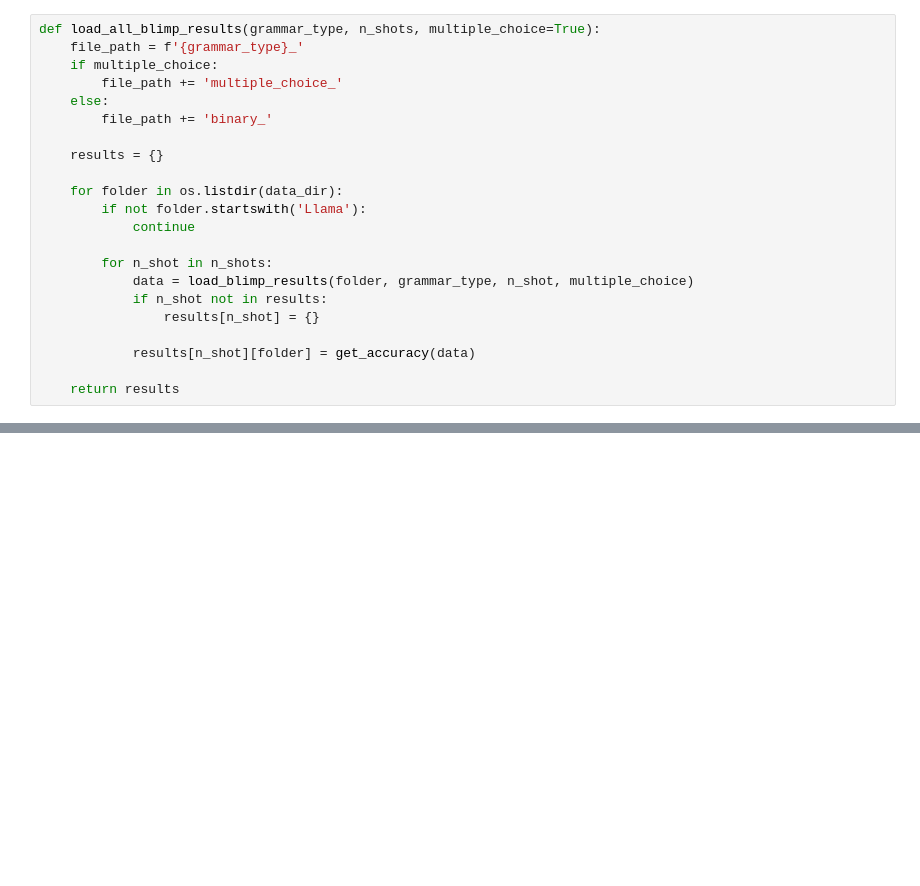
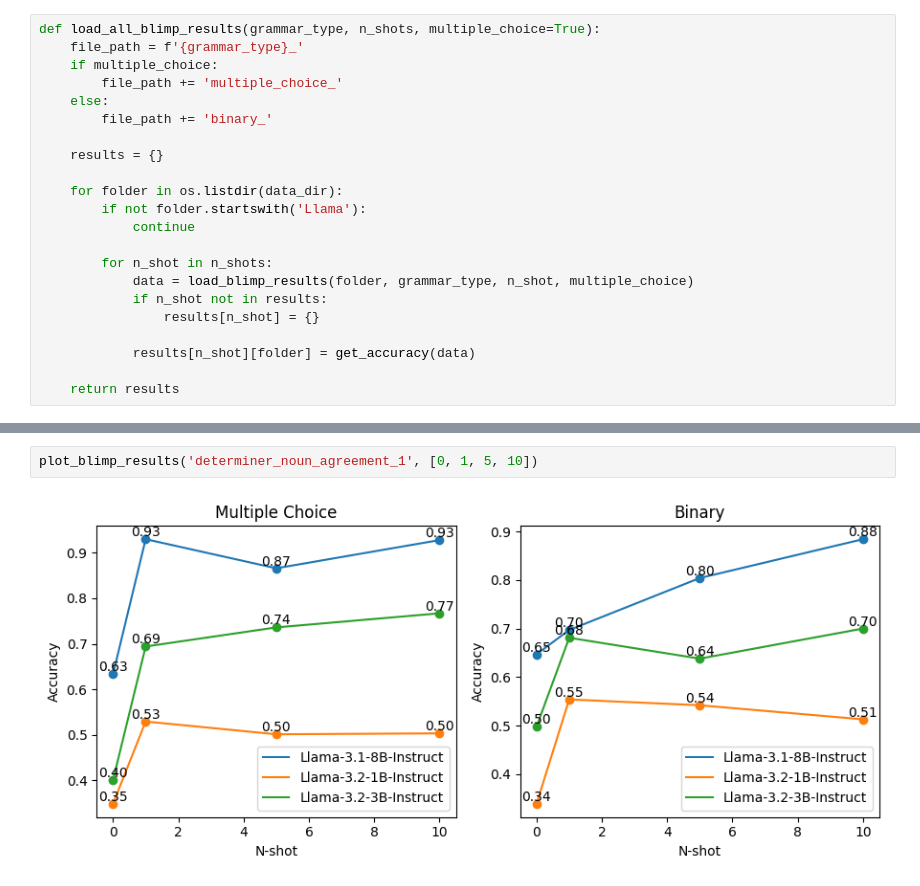
Before and after one commit to cpratim/LLM-Grammar-Embeddings, a Jupyter notebook: src/blimp_results.ipynb, the cells around one changed output, grey strips where cells are left out. Cells and saved outputs as stored; diff of their text form; blank space fills up the shorter version.

```diff
--- a/src/blimp_results.ipynb
+++ b/src/blimp_results.ipynb
@@ -118,0 +98,4 @@ plot_blimp_results(multiple_choice_results, binary_results)
+# %%
+plot_blimp_results('determiner_noun_agreement_1', [0, 1, 5, 10])
+# %% [output]
+[figure, added]
```
Also changed, not shown: parts of 8 cells of this notebook, 15 other files.
